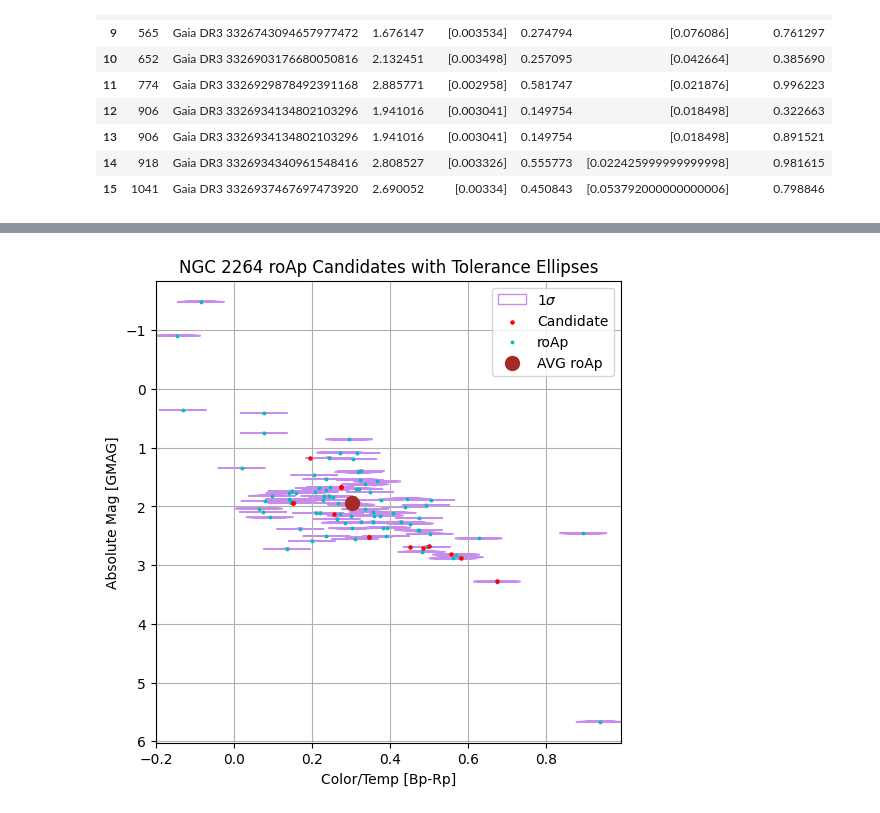
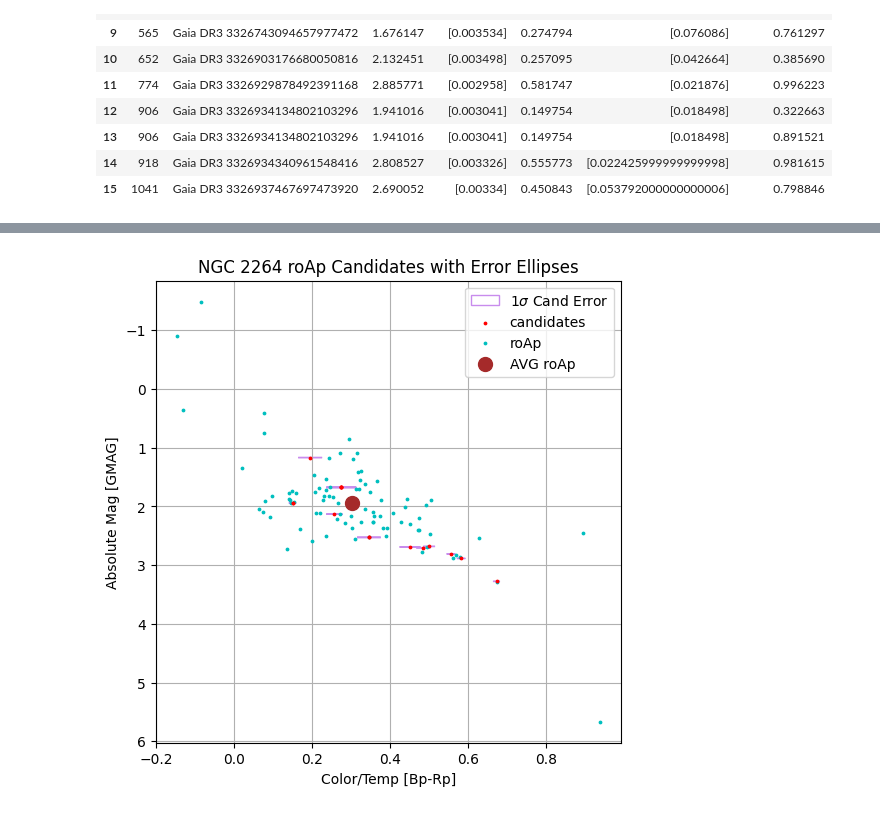
Before and after one commit to RavingRoss/roAp-Classification, a Jupyter notebook: Vectorization/roAp-classification.ipynb, the cells around one changed output, grey strips where cells are left out. Cells and saved outputs as stored; diff of their text form; code cells hidden in the pictures.

```diff
--- a/Vectorization/roAp-classification.ipynb
+++ b/Vectorization/roAp-classification.ipynb
@@ -186,7 +186,7 @@ avgy = np.mean(yr)
 # Doing vectorization to classify candidates
 for q in range(len(xc)):
     for i in range(len(xr)):
-        if abs(rD[i][q]) >= abs(rd[i][q]):
+        if (n*abs(rD[i][q])) >= (n*abs(rd[i][q])):
             cand = clust.iloc[q]['id']
             cands.append({'ID':cand,'Designation':(clust['designation'])[q],'GMAG':(clust['GMAG0'])[q],'GMAG_Error':(gmcet)[q],
                         'BP-RP':(clust['BP-RP0'])[q],'BP-RP_Error':(bp_rp_cet)[q],'Ratio_to_Sigma':((rd)[i][q])/((rD)[i][q])})
@@ -215,28 +238,34 @@ cands.head(n=len(cands))
 # %%
+n = 1
+
 ub = cands['BP-RP']
 ua = cands['GMAG']
-fig, axes = plt.subplots(1,figsize=(6,6))
+xe = cands['BP-RP_Error']
+ye = cands['GMAG_Error']
 
-ellipse0 = [mpatches.Ellipse(xy=((roAp['BP-RP0'])[p],(roAp['GMAG0'])[p]),width=(n*b)[p][i],height=(n*a)[p][i])
-           for p in range(len(xr)) for i in range(len(xc))]
+fig, ax = plt.subplots(1,figsize=(6,6))
 
+ellipse0 = [mpatches.Ellipse(xy=((ub)[p],(ua)[p]),width=(n*xe)[p],height=(n*ye)[p])
+           for p in range(len(ua))]
 for e1 in ellipse0:
-    axes.add_artist(e1)
+    ax.add_artist(e1)
     e1.set_facecolor(color='None')
     e1.set_edgecolor('#c88ced')
-e1.set_label(f'{n}$\sigma$')
+e1.set_label(f'{n}$\sigma$ Cand Error')
 
-plt.scatter(ub,ua,c='red',label='Candidate',s=5,zorder=3)
+#plt.errorbar(ub,ua,yerr=c='red',label='Candidate',s=5,zorder=3)
+plt.scatter(x=ub,y=ua,c='r',label='candidates',s=3,zorder=3)
 plt.scatter(x=xr,y=yr,c='c',label='roAp',s=3,zorder=2)
 plt.scatter(avgx,avgy,c='brown',s=100,label='AVG roAp',zorder=2)
+
 plt.gca().invert_yaxis()
 
-plt.title('NGC 2264 roAp Candidates with Tolerance Ellipses')
+plt.title('NGC 2264 roAp Candidates with Error Ellipses')
 plt.ylabel('Absolute Mag [GMAG]')
 plt.xlabel('Color/Temp [Bp-Rp]')
 plt.grid(zorder=1)
 plt.legend(loc='best')
 plt.savefig('Data/CMD with Cands')
 plt.show()
 # %% [output]
-[figure, old version]
+[figure, new version]
```
Also changed, not shown: parts of 1 cell of this notebook, 15 other files.
